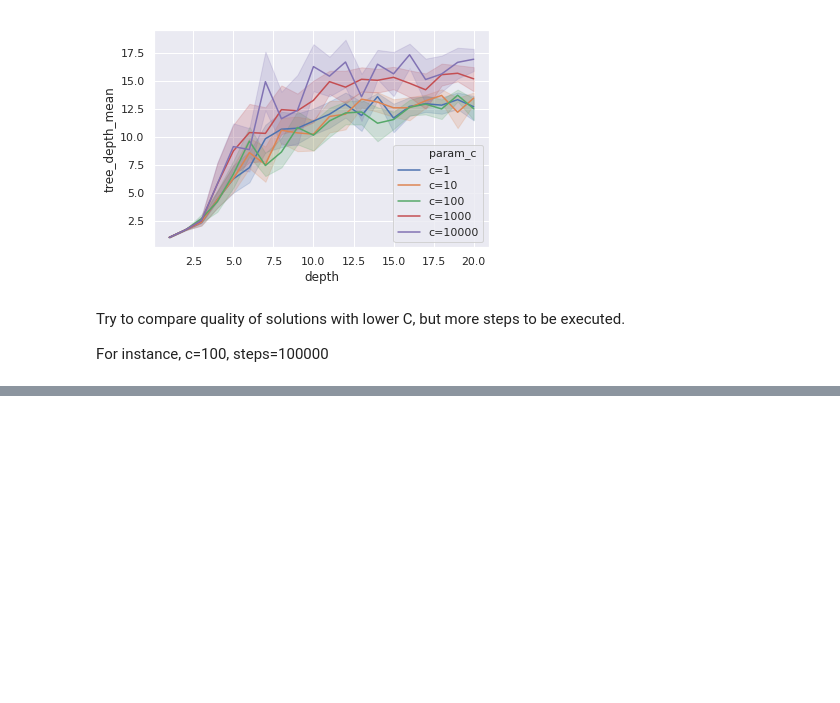
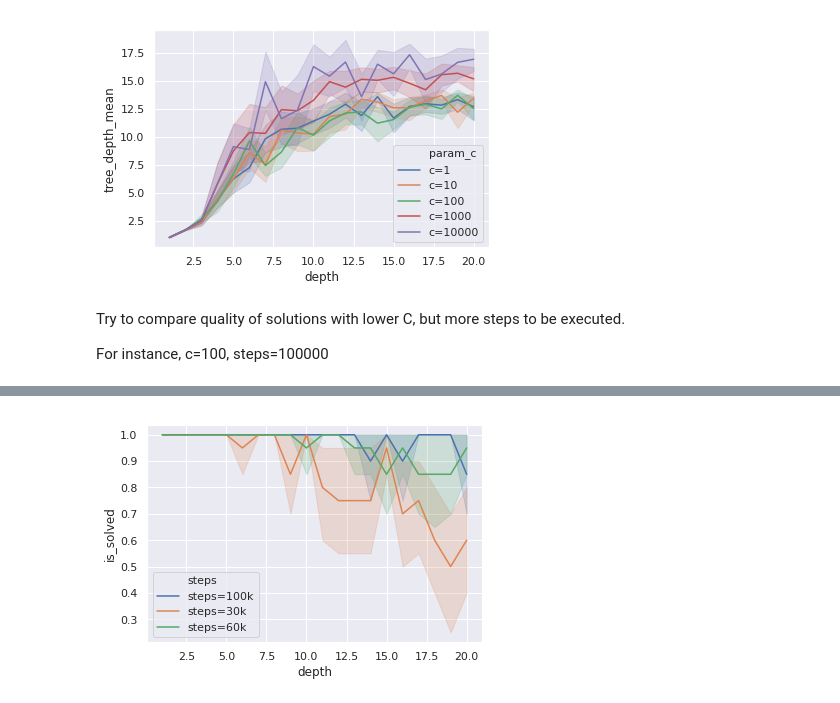
Before and after one commit to Shmuma/rl, a Jupyter notebook: articles/01_rubic/nbs/04_mcts_C-extra-data.ipynb, the cells around one changed output, grey strips where cells are left out. Drawn from its saved outputs; the diff is of its cells as text; code cells hidden in the pictures; blank space fills up the shorter version.

```diff
--- a/articles/01_rubic/nbs/04_mcts_C-extra-data.ipynb
+++ b/articles/01_rubic/nbs/04_mcts_C-extra-data.ipynb
@@ -92,0 +113,13 @@ For instance, c=100, steps=100000
+# %%
+# combine data into single data frame
+df_steps = pd.concat({
+    'steps=30k':  pd.read_csv("../csvs/t3.1-c2x2-mcts-c=100.csv"),
+    'steps=60k':  pd.read_csv("../csvs/t3.1-c2x2-mcts-c=100-steps=60k.csv"),
+    'steps=100k': pd.read_csv("../csvs/t3.1-c2x2-mcts-c=100-steps=100k.csv"),
+})
+df_steps.index.set_names(['steps', 'idx'], inplace=True)
+df_steps.reset_index(level=0, inplace=True)
+# %%
+sns.lineplot('depth', 'is_solved', data=df_steps, hue='steps');
+# %% [output]
+[figure, added]
```
Also changed, not shown: parts of 18 cells of this notebook, 2 other files.
